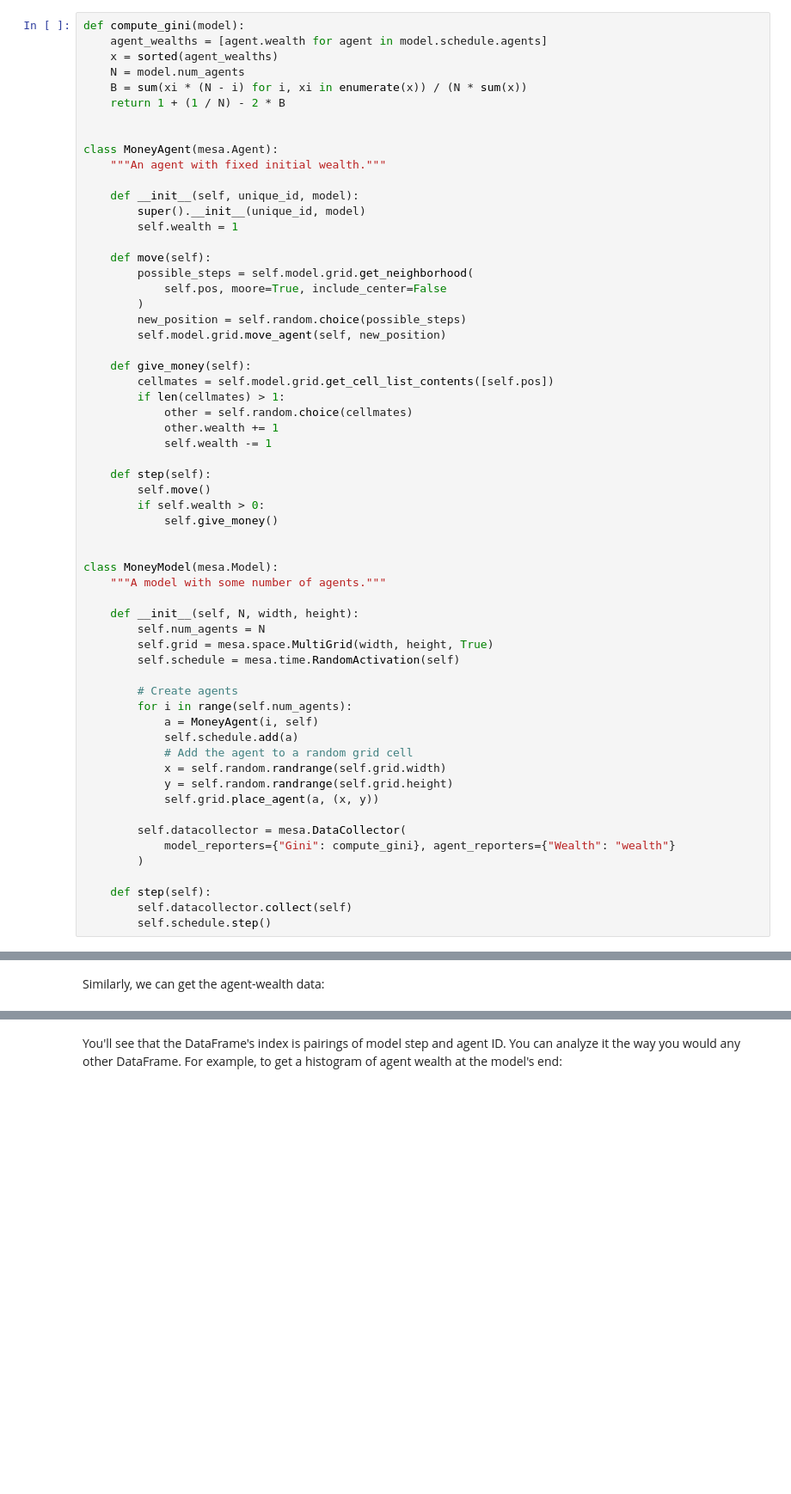
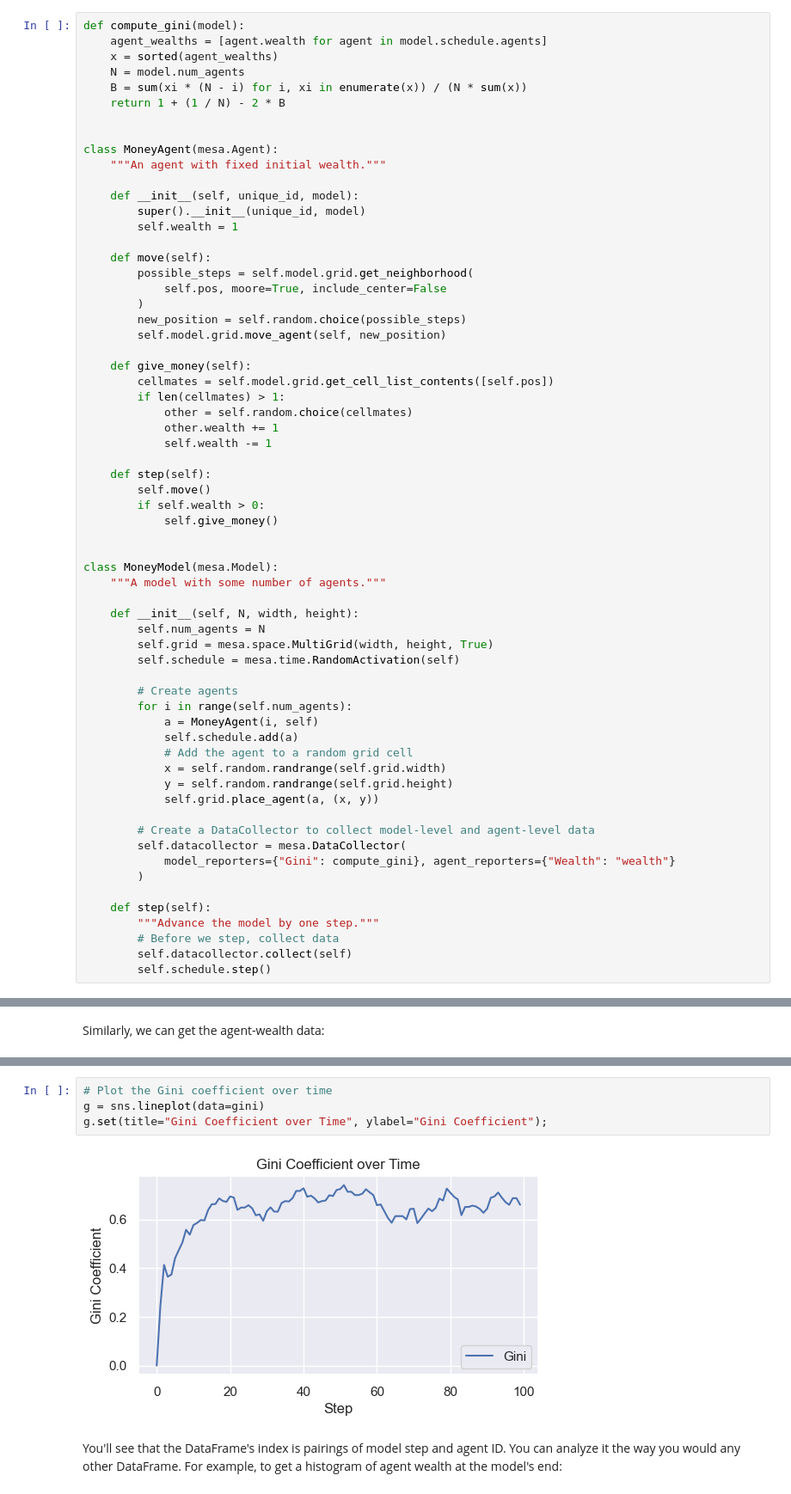
Before and after one commit to projectmesa/mesa, a Jupyter notebook: docs/tutorials/intro_tutorial.ipynb, the cells around one changed output, grey strips where cells are left out. Shown at 86% size. Drawn from its saved outputs; the diff is of its cells as text; blank space fills up the shorter version.

```diff
--- a/docs/tutorials/intro_tutorial.ipynb
+++ b/docs/tutorials/intro_tutorial.ipynb
@@ -435,11 +464,14 @@ class MoneyModel(mesa.Model):
             y = self.random.randrange(self.grid.height)
             self.grid.place_agent(a, (x, y))
 
+        # Create a DataCollector to collect model-level and agent-level data
         self.datacollector = mesa.DataCollector(
             model_reporters={"Gini": compute_gini}, agent_reporters={"Wealth": "wealth"}
         )
 
     def step(self):
+        """Advance the model by one step."""
+        # Before we step, collect data
         self.datacollector.collect(self)
         self.schedule.step()
 # %% [markdown]
@@ -465,2 +515,8 @@ agent_wealth.head()
+# %%
+# Plot the Gini coefficient over time
+g = sns.lineplot(data=gini)
+g.set(title="Gini Coefficient over Time", ylabel="Gini Coefficient");
+# %% [output]
+[figure, added]
 # %% [markdown]
 You'll see that the DataFrame's index is pairings of model step and agent ID. You can analyze it the way you would any other DataFrame. For example, to get a histogram of agent wealth at the model's end:
```
Also changed, not shown: parts of 58 cells of this notebook, 2 other files.
